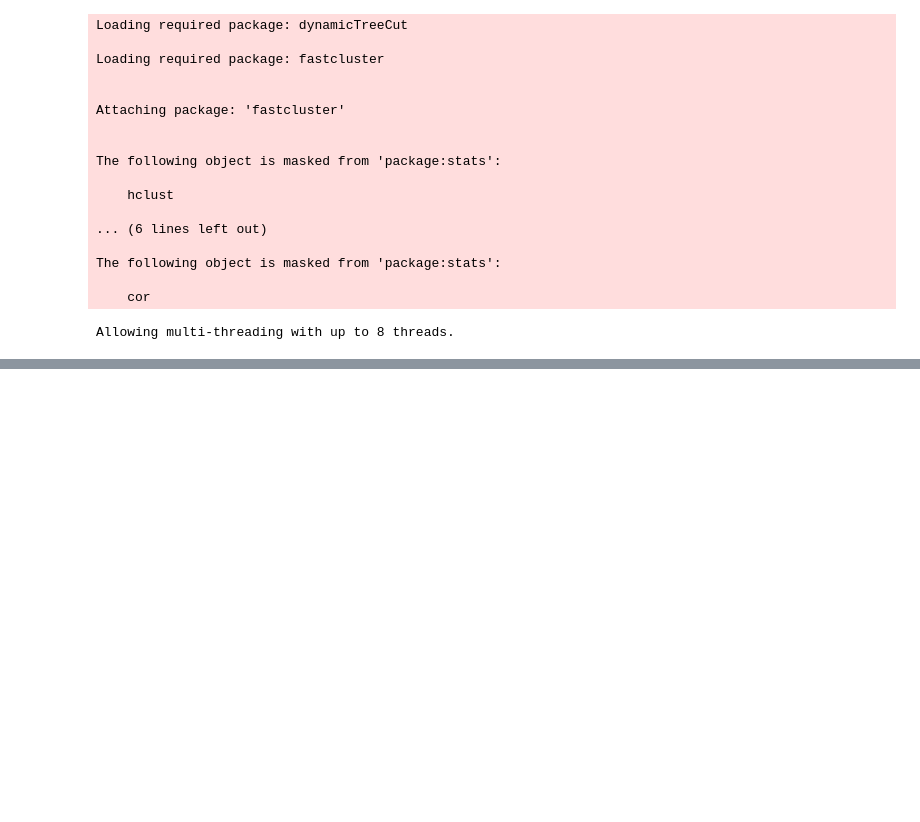
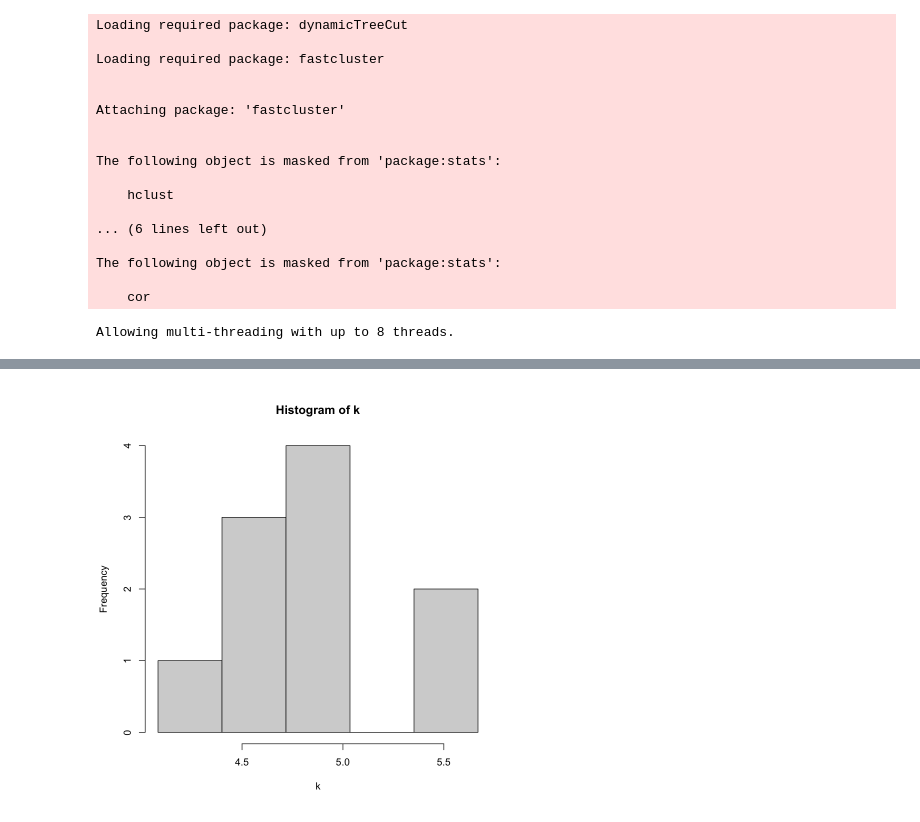
Before and after one commit to edenede2/CoExpression_ReProduction, a Jupyter notebook: nbs/xwgcna_clusteringNB.ipynb, the cells around one changed output, grey strips where cells are left out. Saved outputs shown, nothing was run; the diff lists cells and outputs as text; code cells hidden in the pictures; blank space fills up the shorter version.

```diff
--- a/nbs/xwgcna_clusteringNB.ipynb
+++ b/nbs/xwgcna_clusteringNB.ipynb
@@ -3,3 +5,8 @@
+# %%
+tissues <- c("Adipose", "Muscle", "Brain")
+expression_files <- c("/Users/edeneldar/CoExpression_ReProduction/old_outputs/AdipTest.csv",
+                      "/Users/edeneldar/CoExpression_ReProduction/old_outputs/MuscleTest.csv",
+                      "/Users/edeneldar/CoExpression_ReProduction/old_outputs/BrainTest.csv")
 # %% [markdown]
 ## Import libraries
 # %%
@@ -54,0 +168,4 @@ split_gene_id <- function(x) {
+# %%
+pairs <- t(combn(tissues, 2))
+keys  <- paste(pairs[,1], pairs[,2], sep = "||")
+keys
@@ -54,0 +317,16 @@ split_gene_id <- function(x) {
+# %%
+set.seed(1)
+A <- matrix(runif(100, 0, 1), 10, 10); diag(A) <- 0   # toy adjacency
+k <- rowSums(A)   # connectivity degrees
+nBreaks <- 5
+removeFirst <- FALSE
+# %%
+# build an histogram of the connectivity degrees with linear bins
+discretized.k = cut(k, nBreaks)
+dk = tapply(k, discretized.k, mean)
+p.dk = as.vector(tapply(k, discretized.k, length)/length(k))
+breaks1 = seq(from = min(k), to = max(k), length = nBreaks + 1)
+hist1 = hist(k, breaks = breaks1, plot = TRUE,
+             right = TRUE)
+# %% [output]
+[figure, added]
```
Also changed, not shown: parts of 24 cells of this notebook, 4 other files.
